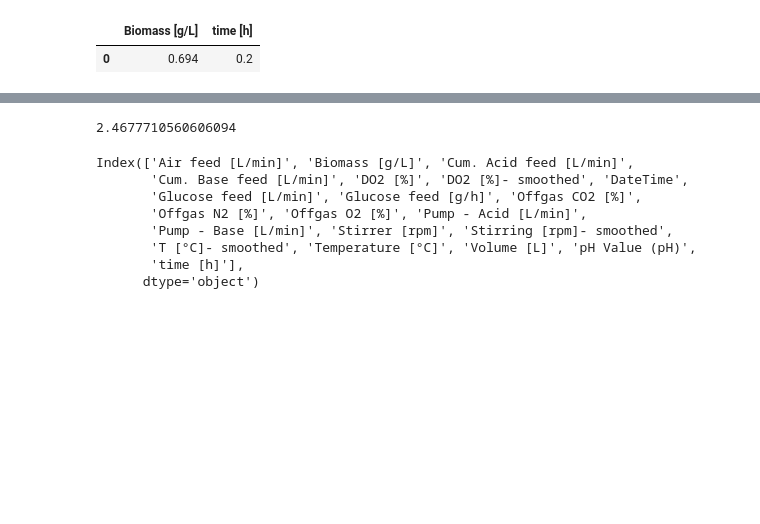
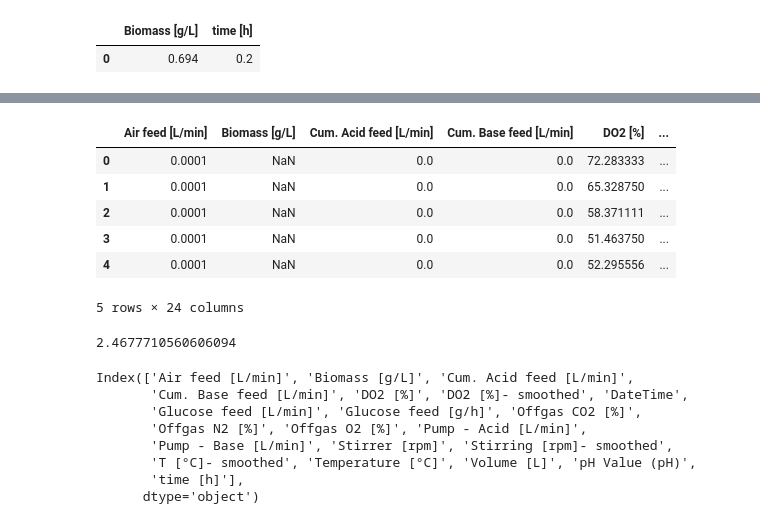
Before and after one commit to boripf/hybrid-model-corynebacterium, a Jupyter notebook: A_preprocessing.ipynb, the cells around one changed output, grey strips where cells are left out. Drawn from its saved outputs; the diff is of its cells as text; code cells hidden in the pictures; blank space fills up the shorter version.

```diff
--- a/A_preprocessing.ipynb
+++ b/A_preprocessing.ipynb
@@ -159,6 +159,19 @@ df['Stirring [rpm]- smoothed']=df['Stirrer [rpm]'].ewm(alpha=0.1).mean()
 df['T [°C]- smoothed']=df['Temperature [°C]'].ewm(alpha=0.1).mean()
 
 df.sort_index(axis=1, inplace=True)
+# %%
+df['OUR [%/L/h]'] = ((df['Offgas O2 [%]']-df['Offgas O2 [%]'][0])/df['Volume [L]'])/(df['time [h]'])
+df['CER [%/L/h]'] = ((df['Offgas CO2 [%]']-df['Offgas CO2 [%]'][0])/df['Volume [L]'])/(df['time [h]'])
+df ['RQ'] = df['CER [%/L/h]'] / df['OUR [%/L/h]']*(-1)
+df.head()
+# %% [output]
+|  | Air feed [L/min] | Biomass [g/L] | Cum. Acid feed [L/min] | Cum. Base feed [L/min] | DO2 [%] | ... |
+| 0 | 0.0001 | NaN | 0.0 | 0.0 | 72.283333 | ... |
+| 1 | 0.0001 | NaN | 0.0 | 0.0 | 65.328750 | ... |
+| 2 | 0.0001 | NaN | 0.0 | 0.0 | 58.371111 | ... |
+| 3 | 0.0001 | NaN | 0.0 | 0.0 | 51.463750 | ... |
+| 4 | 0.0001 | NaN | 0.0 | 0.0 | 52.295556 | ... |
+5 rows × 24 columns
 # %%
 # the total volume in the end of the fermentation is compared with the experimental data
 df['Volume [L]'].max()
```
Also changed, not shown: parts of 2 cells of this notebook, 7 other files.
